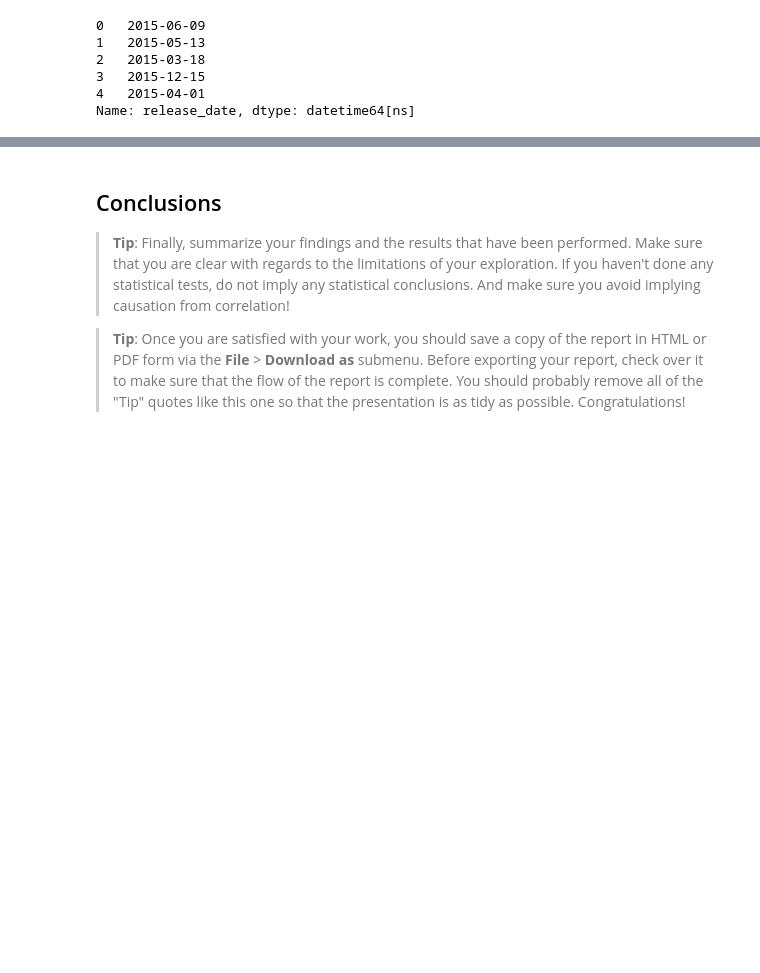
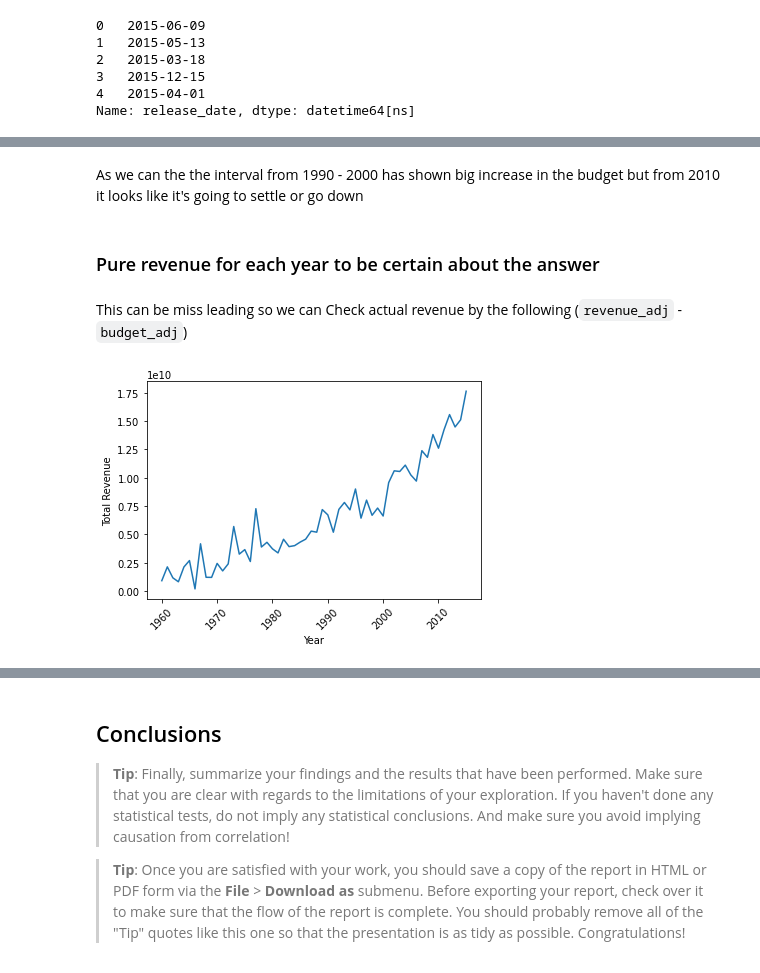
Before and after one commit to EslamAsfour/Investigate-a-Dataset, a Jupyter notebook: investigate-a-dataset-template.ipynb, the cells around one changed output, grey strips where cells are left out. Cells and saved outputs as stored; diff of their text form; code cells hidden in the pictures; blank space fills up the shorter version.

```diff
--- a/investigate-a-dataset-template.ipynb
+++ b/investigate-a-dataset-template.ipynb
@@ -147,0 +171,18 @@ memory usage: 1.4+ MB
+# %% [markdown]
+As we can the the interval from 1990 - 2000 has shown big increase in the budget but from 2010 it looks like it's going to settle or go down
+# %% [markdown]
+### Pure revenue for each year to be certain about the answer
+# %% [markdown]
+This can be miss leading so we can Check actual revenue by the following    (`revenue_adj` - `budget_adj`)
+# %%
+# Creating a new column to get the total earnings
+df['total_rev'] = df['revenue_adj'] - df['budget_adj']
+
+fig, ax = plt.subplots()
+ax.plot(df.groupby("release_year")['total_rev'].sum())
+plt.ylabel("Total Revenue")
+plt.xlabel("Year")
+plt.xticks(rotation=45)
+plt.show()
+# %% [output]
+[figure, added]
```
Also changed, not shown: parts of 42 cells of this notebook.
